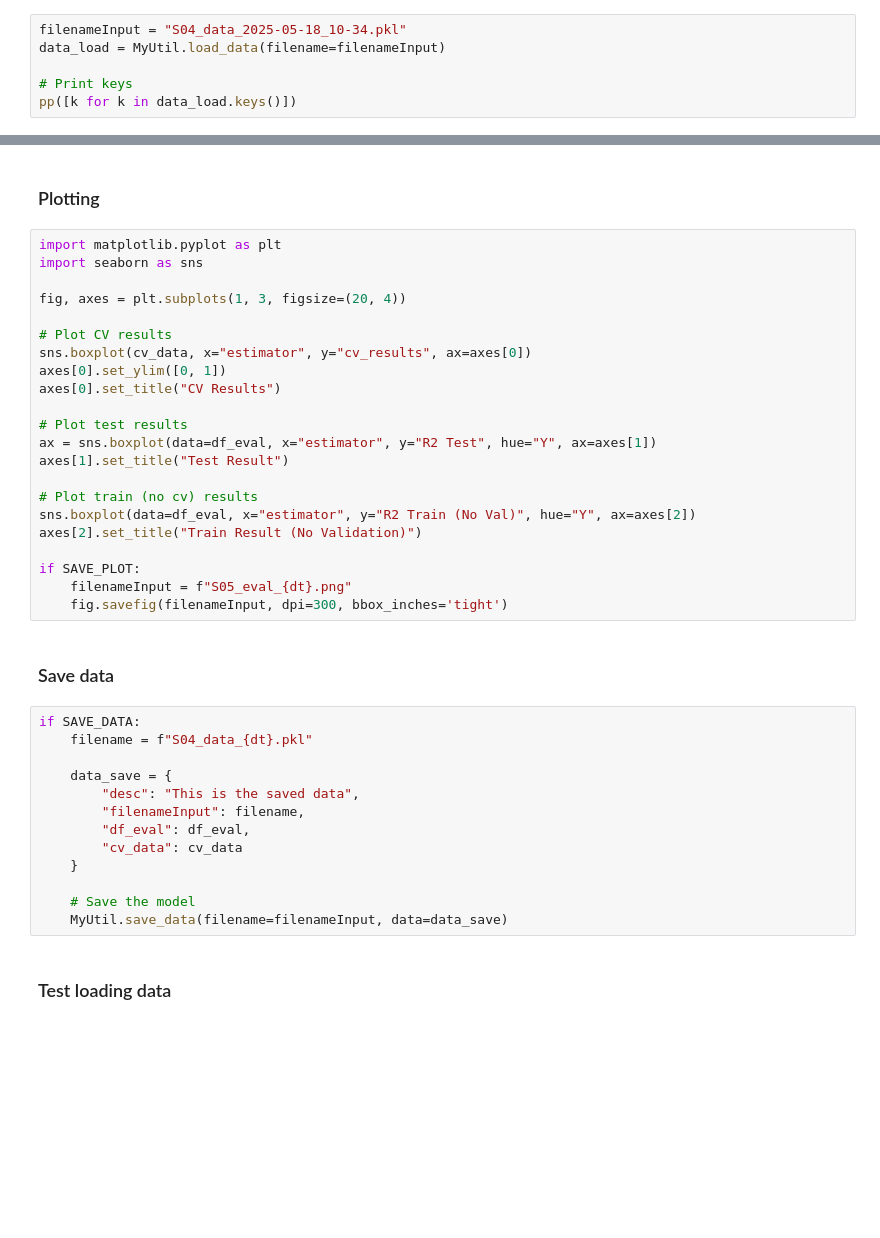
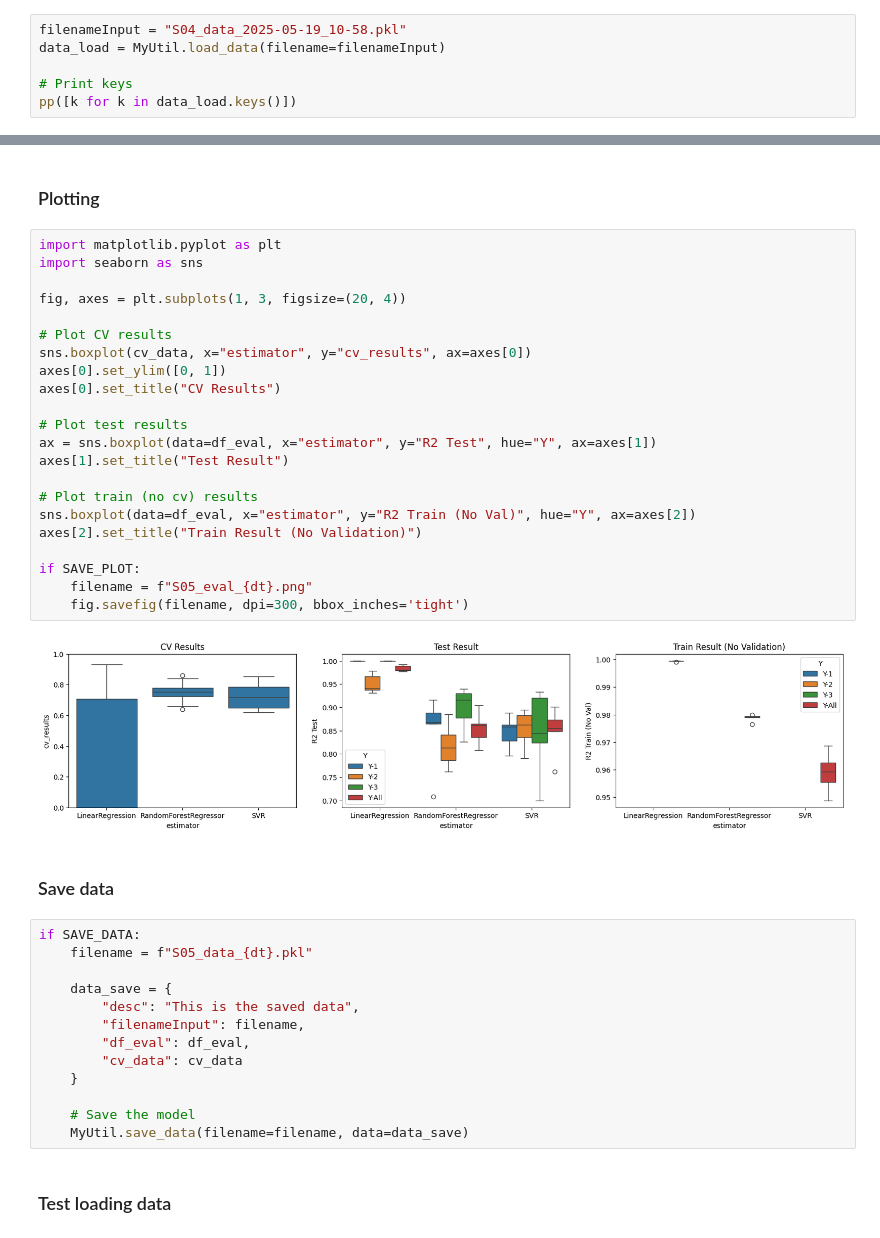
Before and after one commit to ie-ai-class/ml-training-2025, a Jupyter notebook: T04_scikit_learn/S05_workflow_real_analyze.ipynb, the cells around one changed output, grey strips where cells are left out. Saved outputs shown, nothing was run; the diff lists cells and outputs as text; blank space fills up the shorter version.

```diff
--- a/T04_scikit_learn/S05_workflow_real_analyze.ipynb
+++ b/T04_scikit_learn/S05_workflow_real_analyze.ipynb
@@ -31,5 +36,5 @@ pp(onlyfiles)
 # %%
-filenameInput = "S04_data_2025-05-18_10-34.pkl"
+filenameInput = "S04_data_2025-05-19_10-58.pkl"
 data_load = MyUtil.load_data(filename=filenameInput)
 
 # Print keys
@@ -171,30 +249,32 @@ display(cv_data)
 # %%
 import matplotlib.pyplot as plt
 import seaborn as sns
 
 fig, axes = plt.subplots(1, 3, figsize=(20, 4))
 
 # Plot CV results
 sns.boxplot(cv_data, x="estimator", y="cv_results", ax=axes[0])
 axes[0].set_ylim([0, 1])
 axes[0].set_title("CV Results")
 
 # Plot test results
 ax = sns.boxplot(data=df_eval, x="estimator", y="R2 Test", hue="Y", ax=axes[1])
 axes[1].set_title("Test Result")
 
 # Plot train (no cv) results
 sns.boxplot(data=df_eval, x="estimator", y="R2 Train (No Val)", hue="Y", ax=axes[2])
 axes[2].set_title("Train Result (No Validation)")
 
 if SAVE_PLOT:
-    filenameInput = f"S05_eval_{dt}.png"
-    fig.savefig(filenameInput, dpi=300, bbox_inches='tight')
+    filename = f"S05_eval_{dt}.png"
+    fig.savefig(filename, dpi=300, bbox_inches='tight')
+# %% [output]
+[figure, added]
 # %% [markdown]
 ### Save data
 # %%
 if SAVE_DATA:
-    filename = f"S04_data_{dt}.pkl"
+    filename = f"S05_data_{dt}.pkl"
 
     data_save = {
         "desc": "This is the saved data",
@@ -204,7 +284,7 @@ if SAVE_DATA:
     }
 
     # Save the model
-    MyUtil.save_data(filename=filenameInput, data=data_save)
+    MyUtil.save_data(filename=filename, data=data_save)
 # %% [markdown]
 ### Test loading data
 # %%
```
Also changed, not shown: parts of 8 cells of this notebook, 3 other files.
